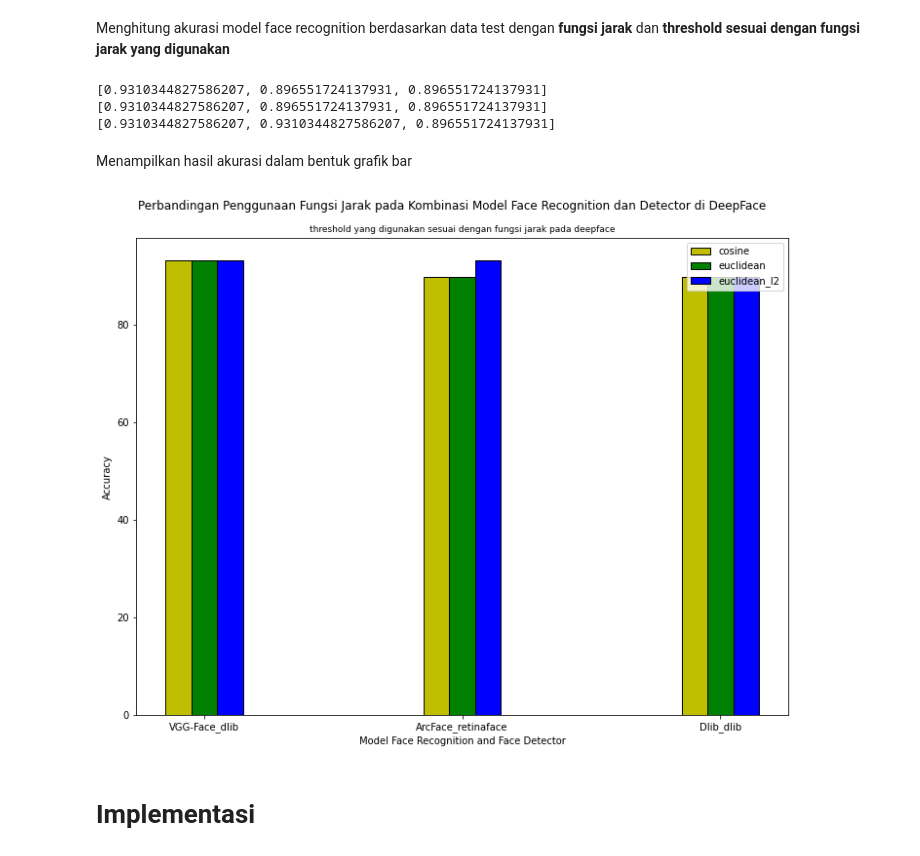
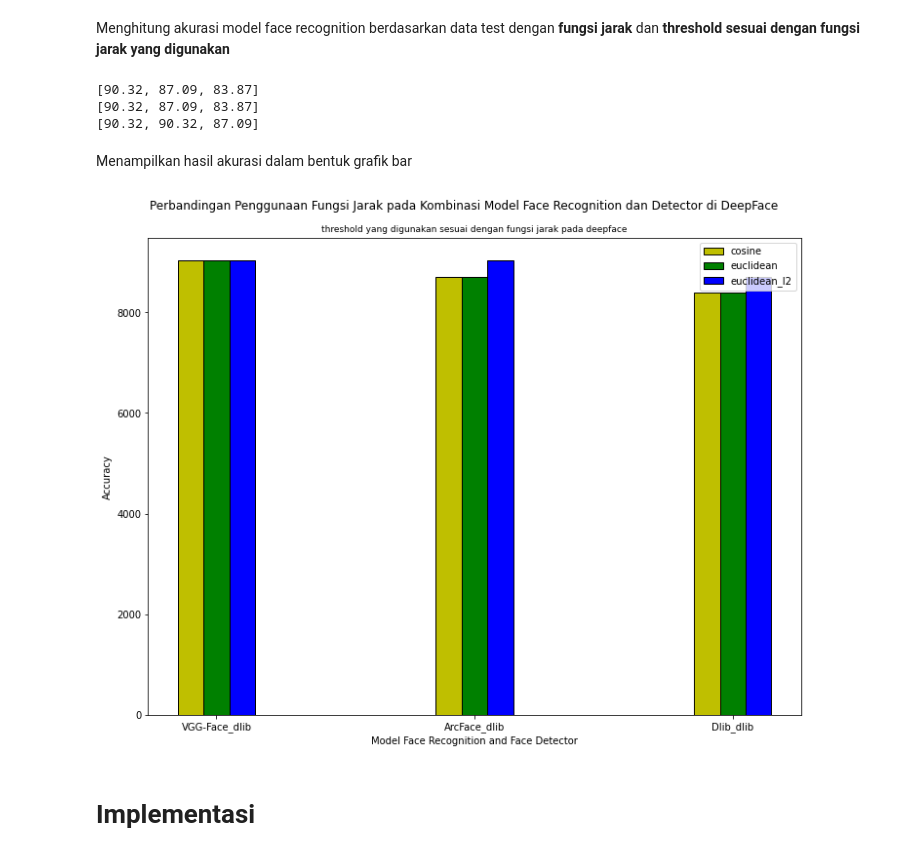
Before and after one commit to achluky/EL-7007-DeepFace, a Jupyter notebook: DeepFace.ipynb, the cells around one changed output. Cells and saved outputs as stored; diff of their text form; code cells hidden in the pictures.

```diff
--- a/DeepFace.ipynb
+++ b/DeepFace.ipynb
@@ -403,0 +392,4 @@ hasil_akurasi
+# %%
+# model = ["VGG-Face", "Facenet", "Facenet512", "OpenFace", "DeepFace", "DeepID", "ArcFace", "Dlib", "SFace"]
+for i, akurasi in enumerate(hasil_akurasi):
+  print("Akurasi Model "+model[i]+" : {:.2f}%". format(akurasi*100))
@@ -830,9 +832,9 @@ print(hasil_akurasi_cosine)
 print(hasil_akurasi_euclidean)
 print(hasil_akurasi_euclidean_l2)
 # %% [output]
-[0.9310344827586207, 0.896551724137931, 0.896551724137931]
-[0.9310344827586207, 0.896551724137931, 0.896551724137931]
-[0.9310344827586207, 0.9310344827586207, 0.896551724137931]
+[90.32, 87.09, 83.87]
+[90.32, 87.09, 83.87]
+[90.32, 90.32, 87.09]
 # %%
 import re
 def truncate(num):
@@ -845,37 +847,37 @@ hasil_akurasi_euclidean_l2 = [float(truncate(x * 100)) for x in hasil_akurasi_eu
 Menampilkan hasil akurasi dalam bentuk grafik bar
 # %%
 best_model_detector = ['VGG-Face_dlib',
-                       'ArcFace_retinaface',
+                       'ArcFace_dlib',
                        'Dlib_dlib' ]
 
 barWidth = 0.10
 fig = plt.subplots(figsize =(12, 9))
 
 IT = hasil_akurasi_cosine
 ECE = hasil_akurasi_euclidean
 CSE = hasil_akurasi_euclidean_l2
 
 br1 = np.arange(len(IT))
 br2 = [x + barWidth for x in br1]
 br3 = [x + barWidth for x in br2]
 
 plt.bar(br1, IT, color ='y', width = barWidth,
         edgecolor ='black', label ='cosine')
 plt.bar(br2, ECE, color ='g', width = barWidth,
         edgecolor ='black', label ='euclidean')
 plt.bar(br3, CSE, color ='b', width = barWidth,
         edgecolor ='black', label ='euclidean_l2')
 
 plt.xlabel("Model Face Recognition and Face Detector")
 plt.ylabel('Accuracy')
 plt.suptitle("Perbandingan Penggunaan Fungsi Jarak pada Kombinasi Model Face Recognition dan Detector di DeepFace", y=0.94, fontsize=12)
 plt.title("threshold yang digunakan sesuai dengan fungsi jarak pada deepface", fontsize=9)
 plt.xticks([r + barWidth for r in range(len(IT))], best_model_detector)
 
 plt.legend()
 plt.show()
 # %% [output]
-[figure, old version]
+[figure, new version]
 # %% [markdown]
 # Implementasi
 # %% [markdown]
```
Also changed, not shown: parts of 24 cells of this notebook.
